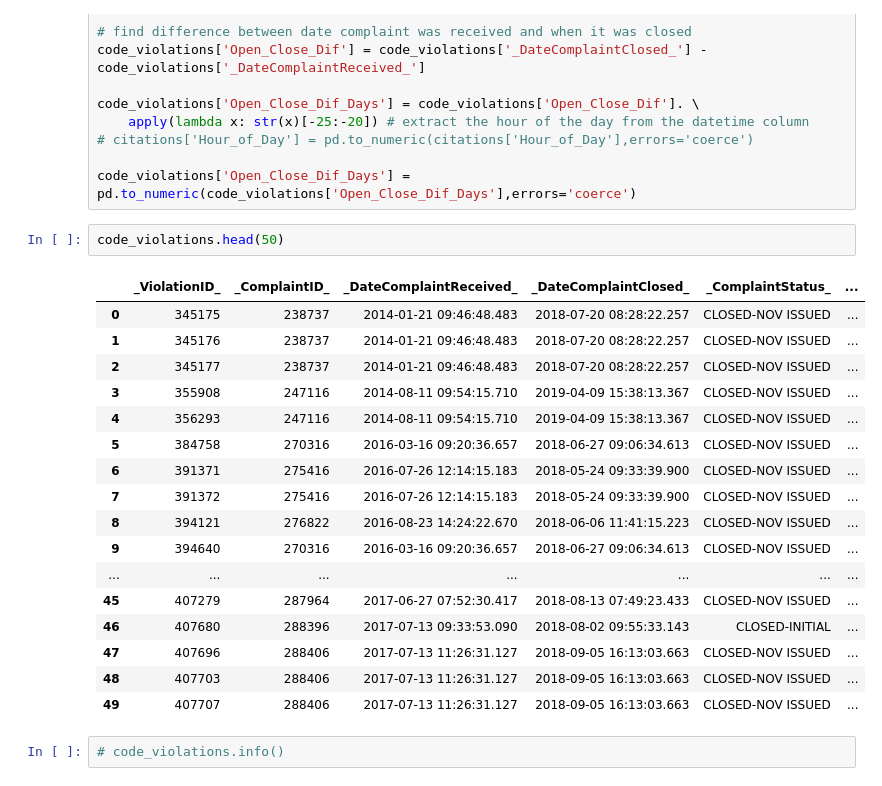
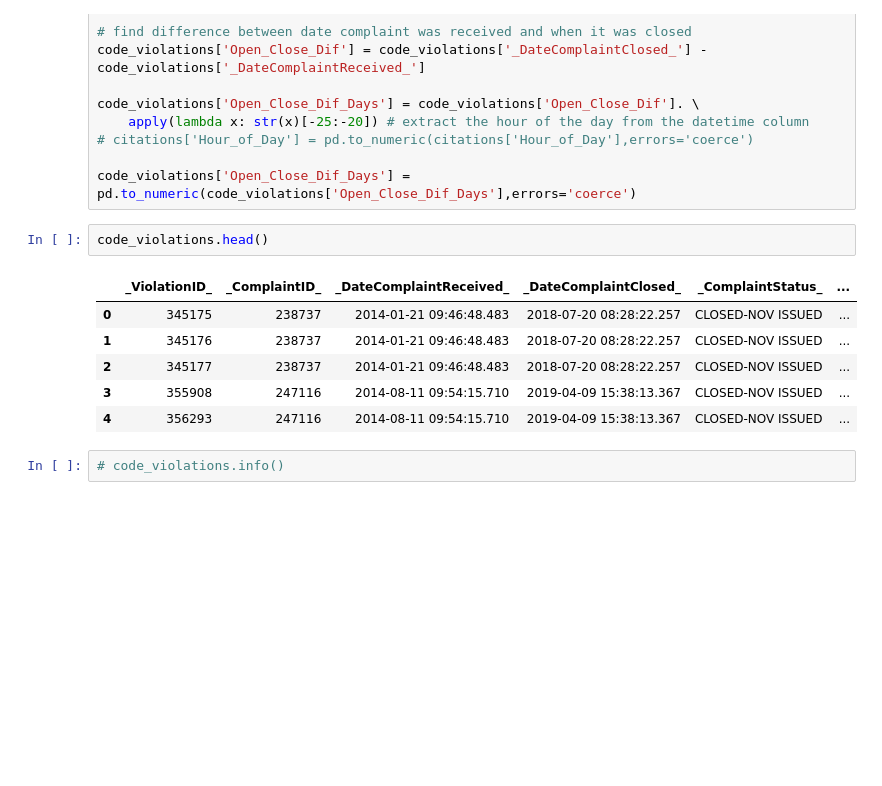
Before and after one commit to mrkjhsn/Planning-and-Development-Code-Violations-Scottsdale, a Jupyter notebook: Code_Violations_EDA.ipynb, the cells around one changed output. Saved outputs shown, nothing was run; the diff lists cells and outputs as text; blank space fills up the shorter version.

```diff
--- a/Code_Violations_EDA.ipynb
+++ b/Code_Violations_EDA.ipynb
@@ -39,25 +39,14 @@ code_violations['Open_Close_Dif_Days'] = code_violations['Open_Close_Dif']. \
 
 code_violations['Open_Close_Dif_Days'] = pd.to_numeric(code_violations['Open_Close_Dif_Days'],errors='coerce')
 # %%
-code_violations.head(50)
+code_violations.head()
 # %% [output]
 |  | _ViolationID_ | _ComplaintID_ | _DateComplaintReceived_ | _DateComplaintClosed_ | _ComplaintStatus_ | ... |
 | 0 | 345175 | 238737 | 2014-01-21 09:46:48.483 | 2018-07-20 08:28:22.257 | CLOSED-NOV ISSUED | ... |
 | 1 | 345176 | 238737 | 2014-01-21 09:46:48.483 | 2018-07-20 08:28:22.257 | CLOSED-NOV ISSUED | ... |
 | 2 | 345177 | 238737 | 2014-01-21 09:46:48.483 | 2018-07-20 08:28:22.257 | CLOSED-NOV ISSUED | ... |
 | 3 | 355908 | 247116 | 2014-08-11 09:54:15.710 | 2019-04-09 15:38:13.367 | CLOSED-NOV ISSUED | ... |
 | 4 | 356293 | 247116 | 2014-08-11 09:54:15.710 | 2019-04-09 15:38:13.367 | CLOSED-NOV ISSUED | ... |
-| 5 | 384758 | 270316 | 2016-03-16 09:20:36.657 | 2018-06-27 09:06:34.613 | CLOSED-NOV ISSUED | ... |
-| 6 | 391371 | 275416 | 2016-07-26 12:14:15.183 | 2018-05-24 09:33:39.900 | CLOSED-NOV ISSUED | ... |
-| 7 | 391372 | 275416 | 2016-07-26 12:14:15.183 | 2018-05-24 09:33:39.900 | CLOSED-NOV ISSUED | ... |
-| 8 | 394121 | 276822 | 2016-08-23 14:24:22.670 | 2018-06-06 11:41:15.223 | CLOSED-NOV ISSUED | ... |
-| 9 | 394640 | 270316 | 2016-03-16 09:20:36.657 | 2018-06-27 09:06:34.613 | CLOSED-NOV ISSUED | ... |
-| ... | ... | ... | ... | ... | ... | ... |
-| 45 | 407279 | 287964 | 2017-06-27 07:52:30.417 | 2018-08-13 07:49:23.433 | CLOSED-NOV ISSUED | ... |
-| 46 | 407680 | 288396 | 2017-07-13 09:33:53.090 | 2018-08-02 09:55:33.143 | CLOSED-INITIAL | ... |
-| 47 | 407696 | 288406 | 2017-07-13 11:26:31.127 | 2018-09-05 16:13:03.663 | CLOSED-NOV ISSUED | ... |
-| 48 | 407703 | 288406 | 2017-07-13 11:26:31.127 | 2018-09-05 16:13:03.663 | CLOSED-NOV ISSUED | ... |
-| 49 | 407707 | 288406 | 2017-07-13 11:26:31.127 | 2018-09-05 16:13:03.663 | CLOSED-NOV ISSUED | ... |
 # %%
 # code_violations.info()
 # %%
```
Also changed, not shown: parts of 1 cell of this notebook.
